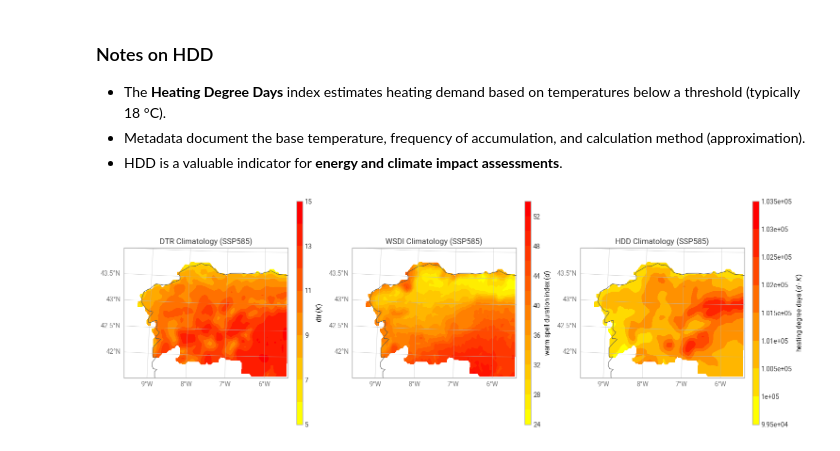
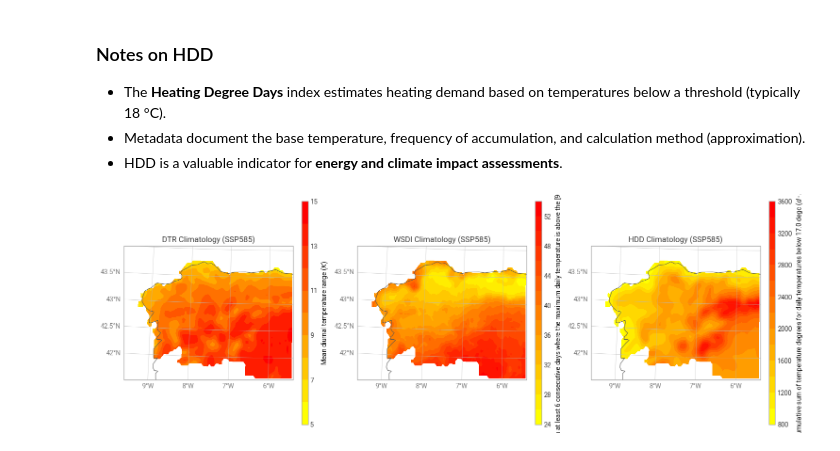
Before and after one commit to Predictia/earthkit-climate, a Jupyter notebook: docs/notebooks/climate_indices_analysis.ipynb, the cells around one changed output. Saved outputs shown, nothing was run; the diff lists cells and outputs as text; code cells hidden in the pictures.

Commit message:
refactor: align climate indices notebook with updated indicator function names `daily_pr_intensity` and `heating_degree_days_approximation`.

```diff
--- a/docs/notebooks/climate_indices_analysis.ipynb
+++ b/docs/notebooks/climate_indices_analysis.ipynb
@@ -124,11 +124,11 @@ We'll compute:
 - **SDII** – Simple Daily Intensity Index (average rain on wet days)
 - **CWD** – Consecutive Wet Days (max length of a wet period)
 # %%
-# SDII
-sdii = daily_precipitation_intensity(pr_ssp585, thresh="1 mm/day", freq="YS")
+# SDII (using dataset)
+sdii = daily_pr_intensity(ds=pr_ssp585, thresh="1 mm/day", freq="YS")
 
-# CWD
-cwd = maximum_consecutive_wet_days(pr_ssp585, thresh="1 mm/day")
+# CWD (using DataArray)
+cwd = maximum_consecutive_wet_days(pr_ssp585.to_xarray().pr, thresh="1 mm/day")
 # %% [markdown]
 ## Inspecting the computed precipitation indices
 
@@ -228,7 +228,7 @@ units = {"SDII": "mm/day", "CWD": "days"}
 
 # PLOT: Each index climatology
 for col, (name, index_obj) in enumerate(indices.items()):
-    ds = index_obj.to_xarray().mean("time")
+    ds = index_obj.mean("time")
     cmap = cmaps[name]
 
     style = ekp.styles.Style(colors=cmap, units=units[name])
@@ -264,15 +264,11 @@ ds_merged = tasmax_ssp585.to_xarray().merge(tasmax_per)
 wsdi = warm_spell_duration_index(ds=ds_merged)
 
 # HDD (approximation)
-tas = (tasmax_ssp585.to_xarray()["tasmax"] + tasmin_ssp585.to_xarray()["tasmin"]) / 2
-tas.attrs["units"] = "degC"
-tas = tas.to_dataset(name="tas")
-hdd = heating_degree_days(
-    ds=ekd.from_source(
-        "multi",
-        ekd.from_object(tasmax_ssp585.to_xarray()),
-        ekd.from_object(tasmin_ssp585.to_xarray()),
-        ekd.from_object(tas),
-    )
+tas_da = (tasmax_ssp585.to_xarray()["tasmax"] + tasmin_ssp585.to_xarray()["tasmin"]) / 2
+tas_da.attrs["units"] = "degC"
+hdd = heating_degree_days_approximation(
+    tasmax_ssp585.to_xarray().tasmax,
+    tasmin=tasmin_ssp585.to_xarray().tasmin,
+    tas=tas_da,
 )
 # %% [markdown]
@@ -390,32 +376,32 @@ HDD fields:
 # Define domain (Spain north coast)
 domain = [-9.6, -5.4, 41.6, 44.0]
 
 # Create figure: 1 row (2 indices) × 2 scenarios (historical + ssp585)
 figure = ekp.Figure(
     crs=ccrs.NearsidePerspective(central_longitude=-5, central_latitude=43), rows=1, columns=3, size=(15, 6)
 )
 
 # Define indices and corresponding datasets
 indices = {"DTR": dtr, "WSDI": wsdi, "HDD": hdd}
 
 # Define color maps for each index
 cmaps = {"DTR": "autumn_r", "WSDI": "autumn_r", "HDD": "autumn_r"}
 
 units = {"DTR": "K", "WSDI": "days", "HDD": "K days"}
 
 # PLOT: Each index climatology
 for col, (name, index_obj) in enumerate(indices.items()):
-    ds = index_obj.to_xarray().mean("time")
+    ds = index_obj.mean("time")
     cmap = cmaps[name]
 
     style = ekp.styles.Style(colors=cmap, units=units[name])
     map_plot = figure.add_map(row=0, column=col, domain=domain)
     map_plot.quickplot(ds, style=style)
     map_plot.coastlines()
     map_plot.gridlines()
     map_plot.title(f"{name} Climatology (SSP585)")
     map_plot.legend(location="right")
 
 figure.show()
 # %% [output]
-[figure, old version]
+[figure, new version]
```
Also changed, not shown: parts of 8 cells of this notebook.
